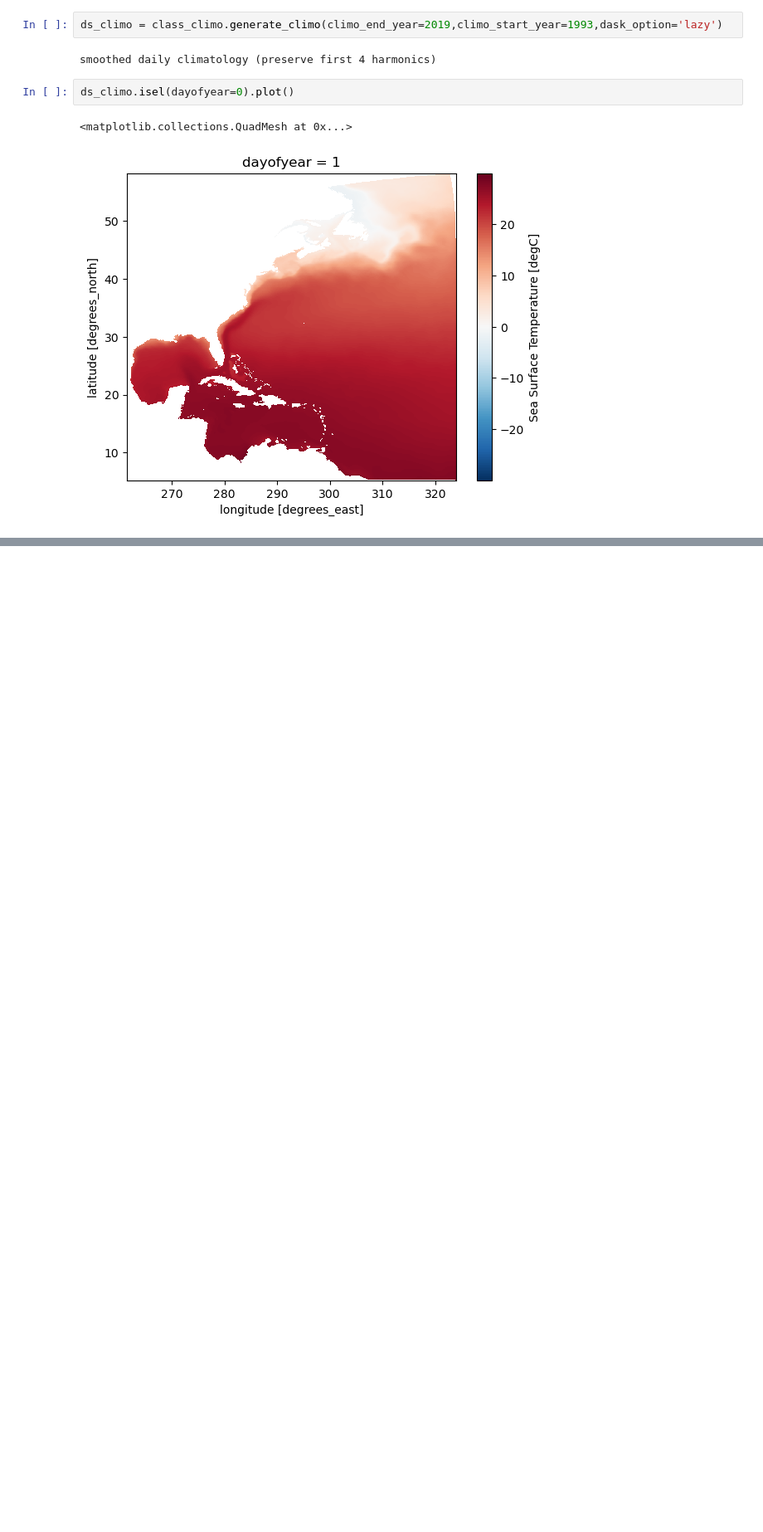
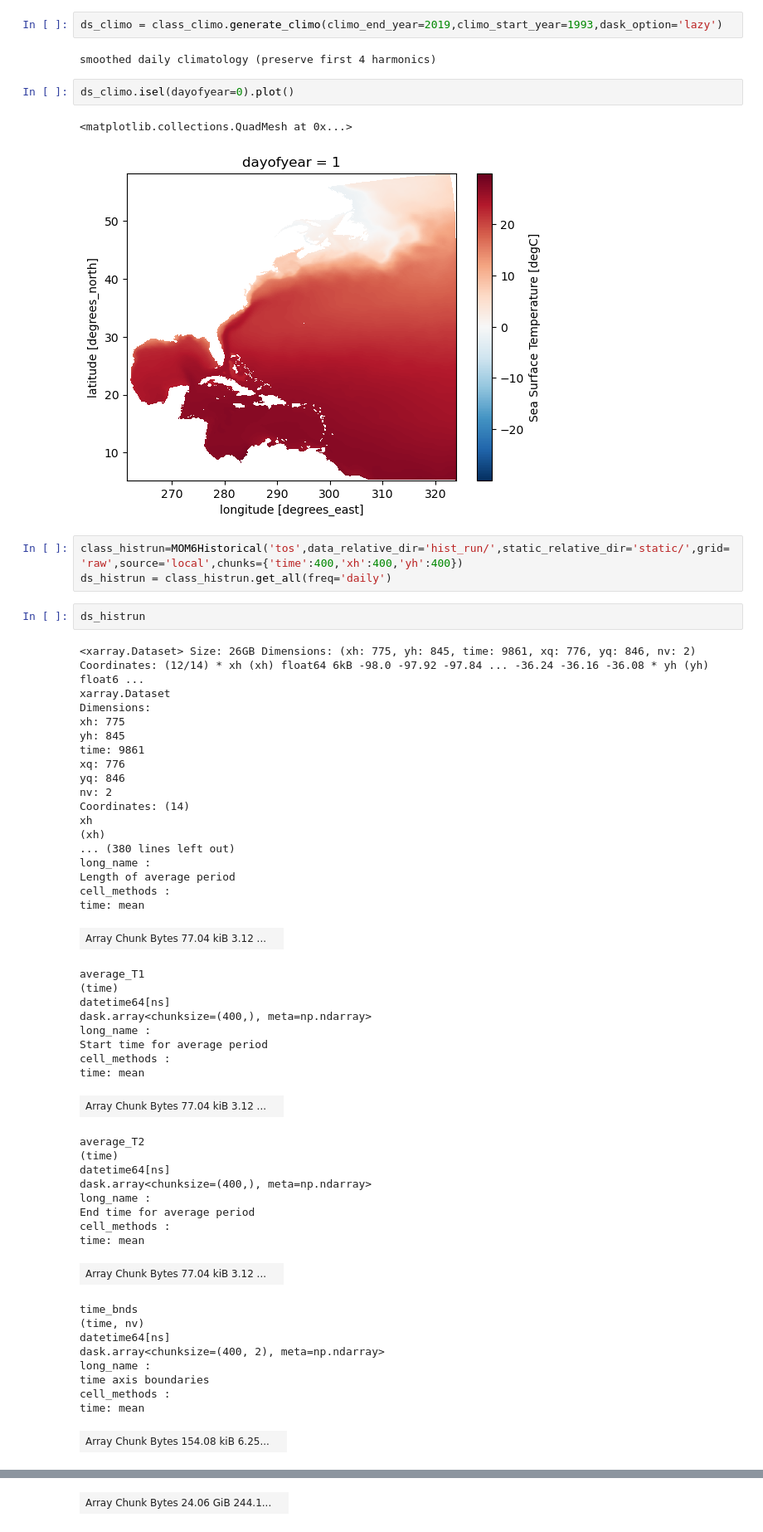
Before and after one commit to NOAA-CEFI-Portal/regional_mom6, a Jupyter notebook: mom6/notebook/hist_run_climo_test.ipynb, the cells around one changed output, grey strips where cells are left out. Shown at 83% size. Cells and saved outputs as stored; diff of their text form; blank space fills up the shorter version.

```diff
--- a/mom6/notebook/hist_run_climo_test.ipynb
+++ b/mom6/notebook/hist_run_climo_test.ipynb
@@ -67,3 +67,54 @@ ds_climo.isel(dayofyear=0).plot()
 # %% [output]
 <matplotlib.collections.QuadMesh at 0x...>
 [figure]
+# %%
+class_histrun=MOM6Historical('tos',data_relative_dir='hist_run/',static_relative_dir='static/',grid='raw',source='local',chunks={'time':400,'xh':400,'yh':400})
+ds_histrun = class_histrun.get_all(freq='daily')
+# %%
+ds_histrun
+# %% [output]
+<xarray.Dataset> Size: 26GB Dimensions: (xh: 775, yh: 845, time: 9861, xq: 776, yq: 846, nv: 2) Coordinates: (12/14) * xh (xh) float64 6kB -98.0 -97.92 -97.84 ... -36.24 -36.16 -36.08 * yh (yh) float6 ...
+xarray.Dataset
+Dimensions:
+xh: 775
+yh: 845
+time: 9861
+xq: 776
+yq: 846
+nv: 2
+Coordinates: (14)
+xh
+(xh)
+... (380 lines left out)
+long_name :
+Length of average period
+cell_methods :
+time: mean
+| Array Chunk Bytes 77.04 kiB 3.12 ... |  |
+average_T1
+(time)
+datetime64[ns]
+dask.array<chunksize=(400,), meta=np.ndarray>
+long_name :
+Start time for average period
+cell_methods :
+time: mean
+| Array Chunk Bytes 77.04 kiB 3.12 ... |  |
+average_T2
+(time)
+datetime64[ns]
+dask.array<chunksize=(400,), meta=np.ndarray>
+long_name :
+End time for average period
+cell_methods :
+time: mean
+| Array Chunk Bytes 77.04 kiB 3.12 ... |  |
+time_bnds
+(time, nv)
+datetime64[ns]
+dask.array<chunksize=(400, 2), meta=np.ndarray>
+long_name :
+time axis boundaries
+cell_methods :
+time: mean
+| Array Chunk Bytes 154.08 kiB 6.25... |  |
@@ -69,0 +137 @@ ds_climo.isel(dayofyear=0).plot()
+| Array Chunk Bytes 24.06 GiB 244.1... |  |
```
Also changed, not shown: parts of 15 cells of this notebook, 3 other files.
